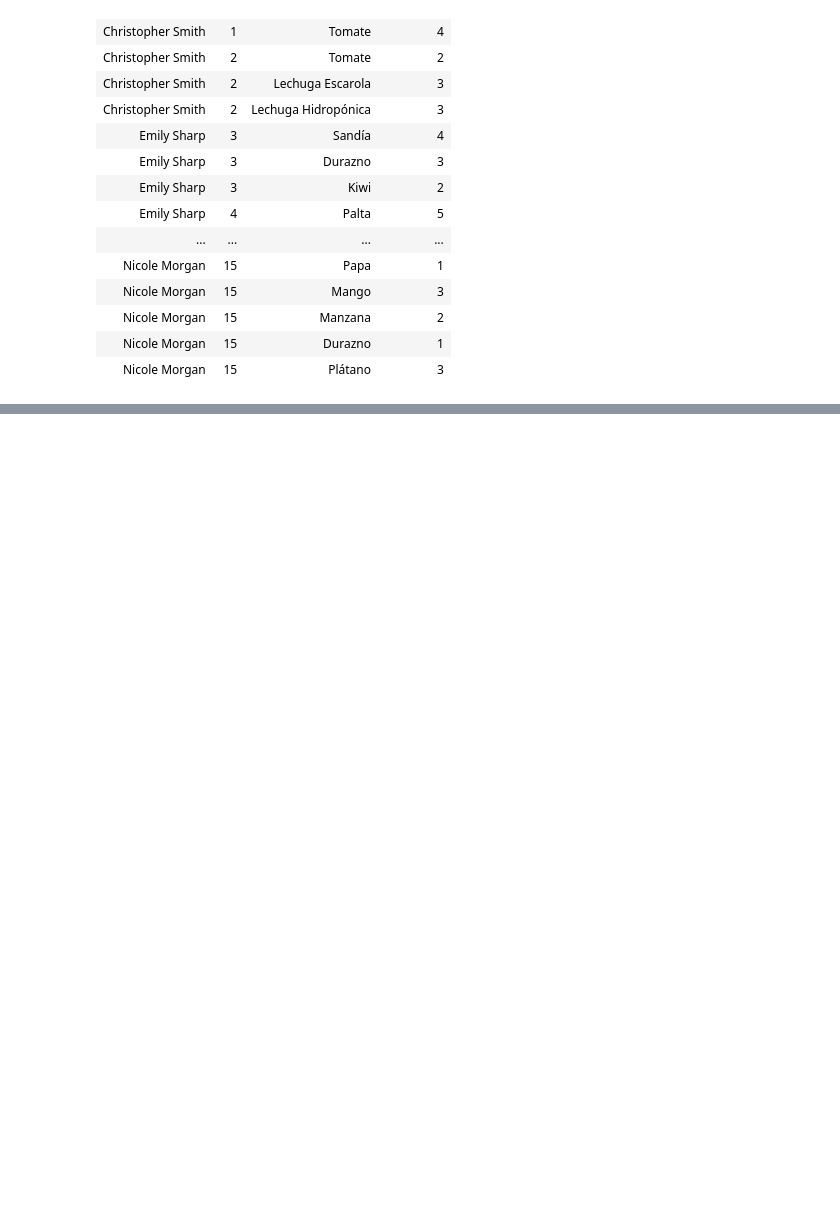
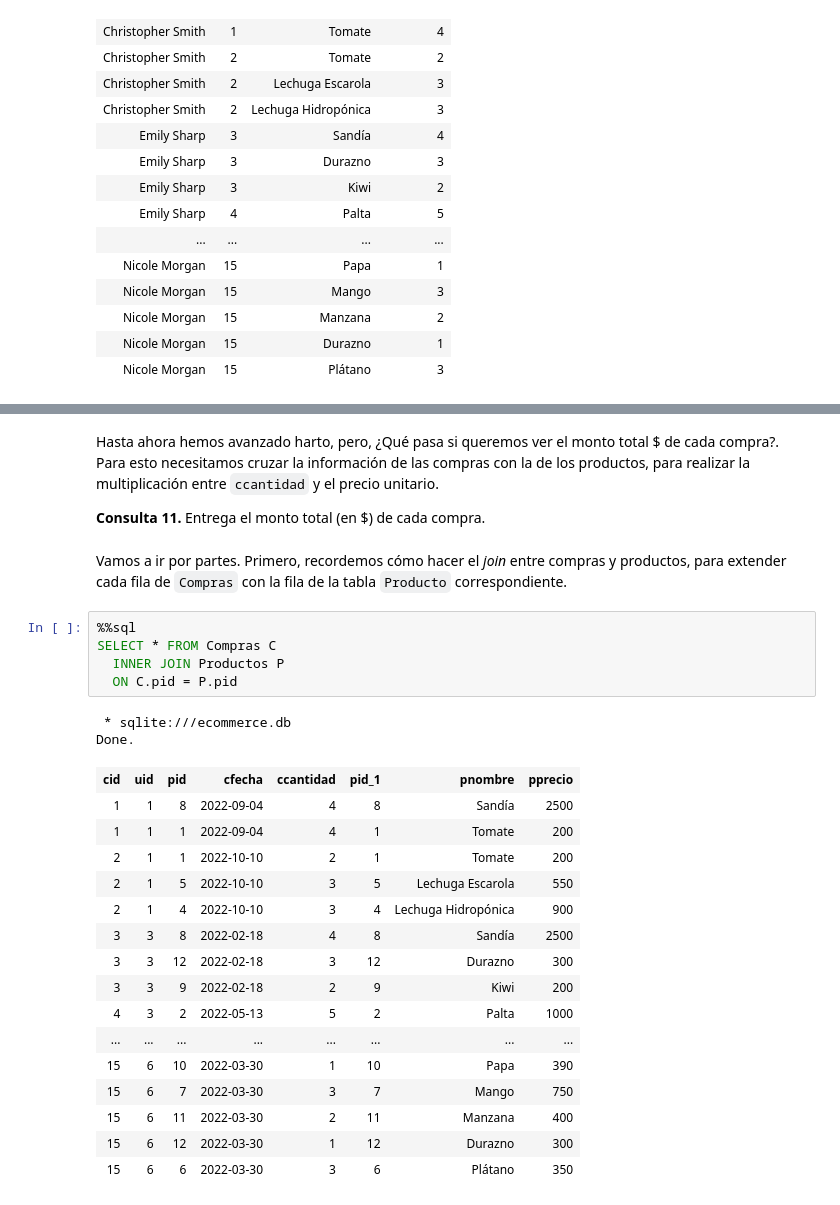
Before and after one commit to alanezz/data-crash-course, a Jupyter notebook: SQL/01 - Introducción a SQL.ipynb, the cells around one changed output, grey strips where cells are left out. Cells and saved outputs as stored; diff of their text form; blank space fills up the shorter version.

```diff
--- a/SQL/01 - Introducción a SQL.ipynb
+++ b/SQL/01 - Introducción a SQL.ipynb
@@ -650,0 +882,30 @@ TBA
+# %% [markdown]
+Hasta ahora hemos avanzado harto, pero, ¿Qué pasa si queremos ver el monto total \$ de cada compra?. Para esto necesitamos cruzar la información de las compras con la de los productos, para realizar la multiplicación entre `ccantidad` y el precio unitario.
+
+**Consulta 11.** Entrega el monto total (en \$) de cada compra.
+# %% [markdown]
+Vamos a ir por partes. Primero, recordemos cómo hacer el _join_ entre compras y productos, para extender cada fila de `Compras` con la fila de la tabla `Producto` correspondiente.
+# %%
+%%sql
+SELECT * FROM Compras C
+  INNER JOIN Productos P
+  ON C.pid = P.pid
+# %% [output]
+ * sqlite:///ecommerce.db
+Done.
+| cid | uid | pid | cfecha | ccantidad | pid_1 | pnombre | pprecio |
+| 1 | 1 | 8 | 2022-09-04 | 4 | 8 | Sandía | 2500 |
+| 1 | 1 | 1 | 2022-09-04 | 4 | 1 | Tomate | 200 |
+| 2 | 1 | 1 | 2022-10-10 | 2 | 1 | Tomate | 200 |
+| 2 | 1 | 5 | 2022-10-10 | 3 | 5 | Lechuga Escarola | 550 |
+| 2 | 1 | 4 | 2022-10-10 | 3 | 4 | Lechuga Hidropónica | 900 |
+| 3 | 3 | 8 | 2022-02-18 | 4 | 8 | Sandía | 2500 |
+| 3 | 3 | 12 | 2022-02-18 | 3 | 12 | Durazno | 300 |
+| 3 | 3 | 9 | 2022-02-18 | 2 | 9 | Kiwi | 200 |
+| 4 | 3 | 2 | 2022-05-13 | 5 | 2 | Palta | 1000 |
+| ... | ... | ... | ... | ... | ... | ... | ... |
+| 15 | 6 | 10 | 2022-03-30 | 1 | 10 | Papa | 390 |
+| 15 | 6 | 7 | 2022-03-30 | 3 | 7 | Mango | 750 |
+| 15 | 6 | 11 | 2022-03-30 | 2 | 11 | Manzana | 400 |
+| 15 | 6 | 12 | 2022-03-30 | 1 | 12 | Durazno | 300 |
+| 15 | 6 | 6 | 2022-03-30 | 3 | 6 | Plátano | 350 |
```
Also changed, not shown: parts of 28 cells of this notebook, 1 other file.
